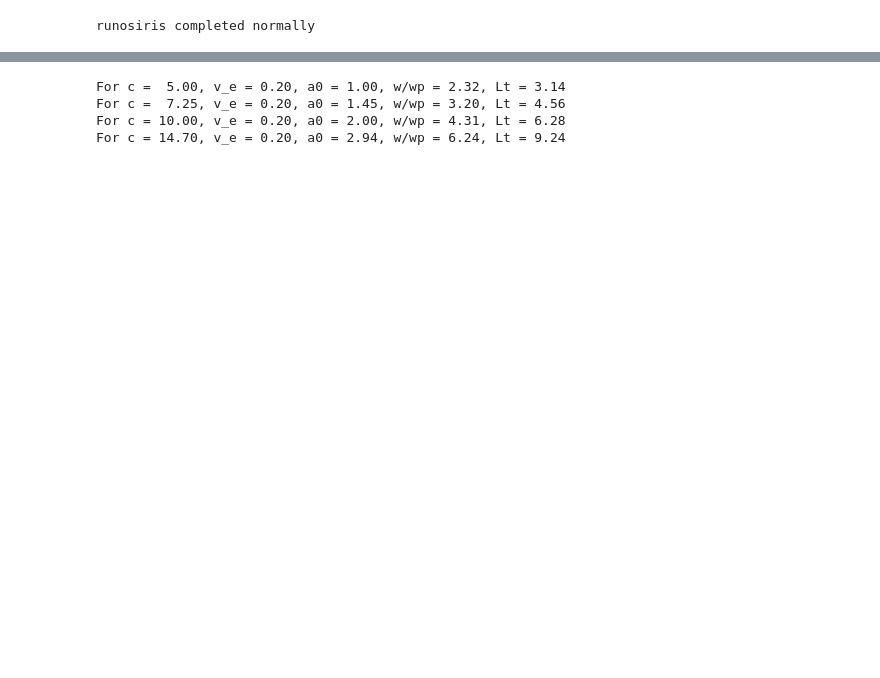
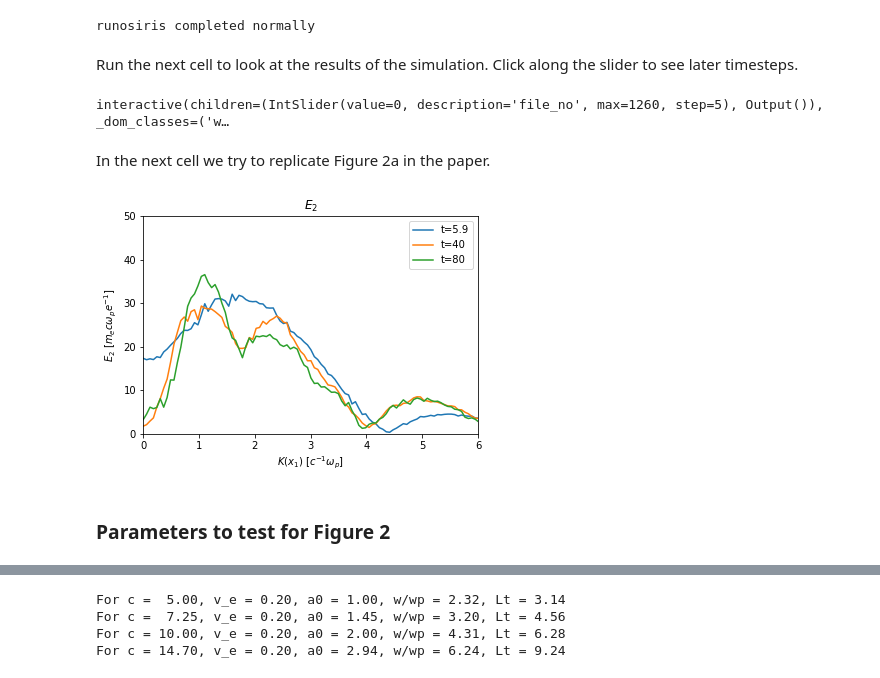
Before and after one commit to UCLA-Plasma-Simulation-Group/JupyterPIC, a Jupyter notebook: dev/Tajima-Dawson-1979/tajima-dawson.ipynb, the cells around one changed output, grey strips where cells are left out. Drawn from its saved outputs; the diff is of its cells as text; code cells hidden in the pictures; blank space fills up the shorter version.

Commit message:
cleaned up Tajima Dawson notebook

```diff
--- a/dev/Tajima-Dawson-1979/tajima-dawson.ipynb
+++ b/dev/Tajima-Dawson-1979/tajima-dawson.ipynb
@@ -95 +142,23 @@ dx = 0.2
+# %% [markdown]
+Run the next cell to look at the results of the simulation. Click along the slider to see later timesteps.
+# %%
+dirname = './case0'
+tajima(rundir=dirname)
+# %% [output]
+interactive(children=(IntSlider(value=0, description='file_no', max=1260, step=5), Output()), _dom_classes=('w…
+# %% [markdown]
+In the next cell we try to replicate Figure 2a in the paper.
+# %%
+dirname = './case0'
+plt.figure()
+osplot(np.abs(fft(read_h5(dirname+'/MS/FLD/e2/e2-000030.h5'))), xlim=[0, 6], ylim=[0, 50])
+osplot(np.abs(fft(read_h5(dirname+'/MS/FLD/e2/e2-000205.h5'))), xlim=[0, 6], ylim=[0, 50])
+osplot(np.abs(fft(read_h5(dirname+'/MS/FLD/e2/e2-000410.h5'))), xlim=[0, 6], ylim=[0, 50])
+plt.title('$E_2$')
+plt.legend(['t=5.9', 't=40', 't=80'])
+plt.show()
+# %% [output]
+[figure, added]
+# %% [markdown]
+### Parameters to test for Figure 2
 # %% [markdown]
```
Also changed, not shown: parts of 21 cells of this notebook, 1 other file.
